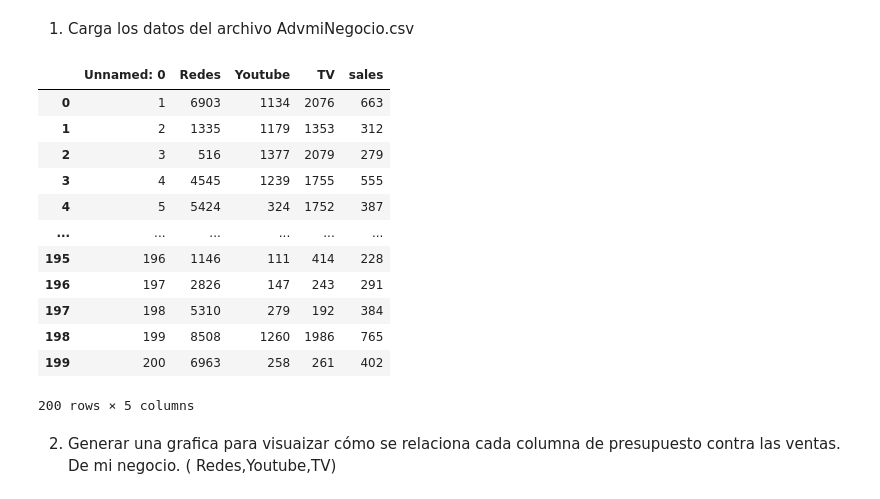
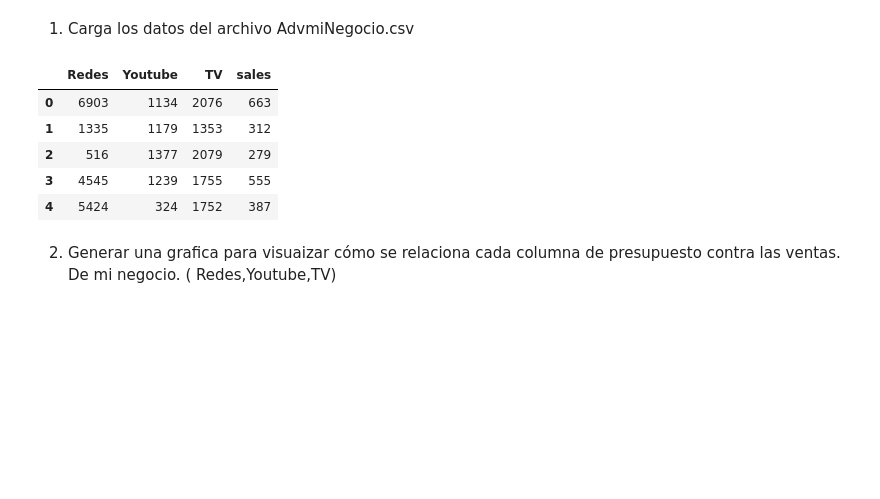
Before and after one commit to FannarLumi/semana-tec-analitica, a Jupyter notebook: 6.2 - Actividad Regresion Linea.ipynb, the cells around one changed output. Drawn from its saved outputs; the diff is of its cells as text; code cells hidden in the pictures; blank space fills up the shorter version.

```diff
--- a/6.2 - Actividad Regresion Linea.ipynb
+++ b/6.2 - Actividad Regresion Linea.ipynb
@@ -109,21 +133,15 @@ Nuestro objetivo será contruir un modelo que prediga las ventas del producto de
 # %%
 negocio_df = pd.read_csv('data/AdvmiNegocio.csv')
 
-negocio_df
+negocio_df = negocio_df.iloc[:,1::]
+negocio_df.head()
 # %% [output]
-|  | Unnamed: 0 | Redes | Youtube | TV | sales |
-| 0 | 1 | 6903 | 1134 | 2076 | 663 |
-| 1 | 2 | 1335 | 1179 | 1353 | 312 |
-| 2 | 3 | 516 | 1377 | 2079 | 279 |
-| 3 | 4 | 4545 | 1239 | 1755 | 555 |
-| 4 | 5 | 5424 | 324 | 1752 | 387 |
-| ... | ... | ... | ... | ... | ... |
-| 195 | 196 | 1146 | 111 | 414 | 228 |
-| 196 | 197 | 2826 | 147 | 243 | 291 |
-| 197 | 198 | 5310 | 279 | 192 | 384 |
-| 198 | 199 | 8508 | 1260 | 1986 | 765 |
-| 199 | 200 | 6963 | 258 | 261 | 402 |
+|  | Redes | Youtube | TV | sales |
+| 0 | 6903 | 1134 | 2076 | 663 |
+| 1 | 1335 | 1179 | 1353 | 312 |
+| 2 | 516 | 1377 | 2079 | 279 |
+| 3 | 4545 | 1239 | 1755 | 555 |
+| 4 | 5424 | 324 | 1752 | 387 |
-200 rows × 5 columns
 # %% [markdown]
 2. Generar una grafica para visuaizar  cómo se relaciona cada columna de presupuesto contra las ventas. De mi negocio. ( Redes,Youtube,TV)
 # %%
```
Also changed, not shown: parts of 11 cells of this notebook, 2 other files.
